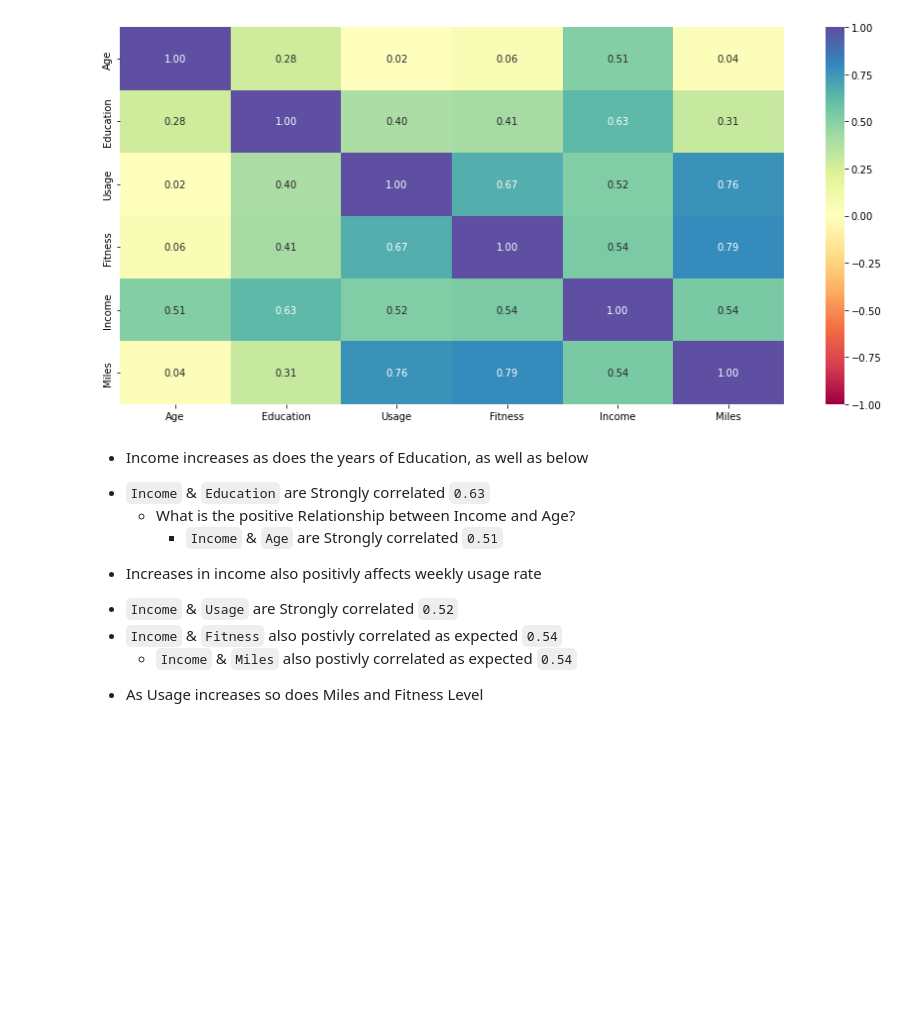
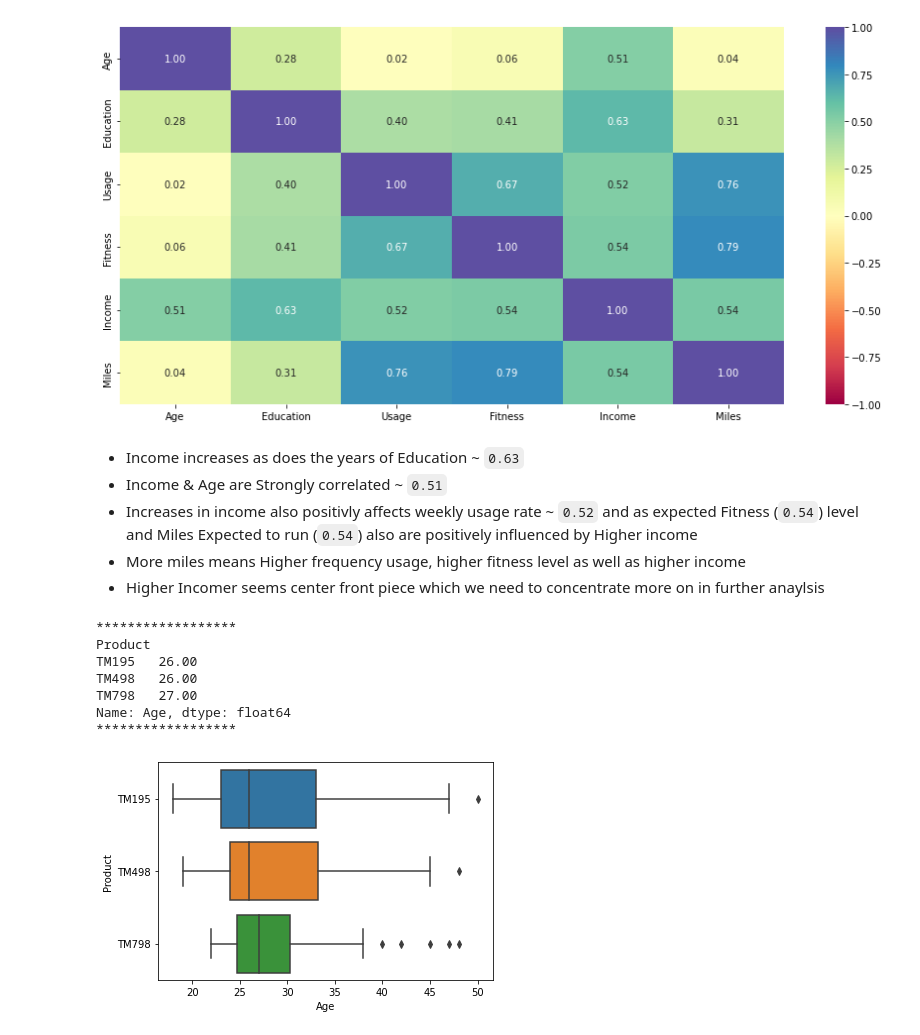
Before and after one commit to miricoder/projects, a Jupyter notebook: FAIML/Cardio_Good_Fitness_Project.ipynb, the cells around one changed output. Cells and saved outputs as stored; diff of their text form; code cells hidden in the pictures; blank space fills up the shorter version.

```diff
--- a/FAIML/Cardio_Good_Fitness_Project.ipynb
+++ b/FAIML/Cardio_Good_Fitness_Project.ipynb
@@ -554,12 +546,24 @@ plt.show()
 # %% [output]
 [figure]
 # %% [markdown]
-* Income increases as does the years of Education, as well as below
- - `Income`   & `Education` are Strongly correlated   `0.63`
-   + What is the positive Relationship between Income and Age?
-     - `Income`   & `Age` are Strongly correlated         `0.51`
-* Increases in income also positivly affects weekly usage rate
- - `Income`   & `Usage` are Strongly correlated       `0.52`
- - `Income`   & `Fitness` also postivly correlated as expected `0.54`
-   - `Income`   & `Miles` also postivly correlated as expected `0.54`
-* As Usage increases so does Miles and Fitness Level
+* Income increases as does the years of Education ~ `0.63`
+* Income   & Age are Strongly correlated  ~ `0.51`
+* Increases in income also positivly affects weekly usage rate ~ `0.52` and as expected Fitness (`0.54`) level and Miles Expected to run (`0.54`) also are positively influenced by Higher income
+* More miles means Higher frequency usage, higher fitness level as well as higher income
+* Higher Incomer seems center front piece which we need to concentrate more on in further anaylsis
+# %%
+# What is the median age per each product
+sns.boxplot(data=df, x='Age', y='Product');
+print("******************")
+# Median ages per Product Type
+print(df.groupby(['Product'])['Age'].median())
+print("******************")
+# %% [output]
+******************
+Product
+TM195   26.00
+TM498   26.00
+TM798   27.00
+Name: Age, dtype: float64
+******************
+[figure, added]
```
Also changed, not shown: parts of 22 cells of this notebook.
